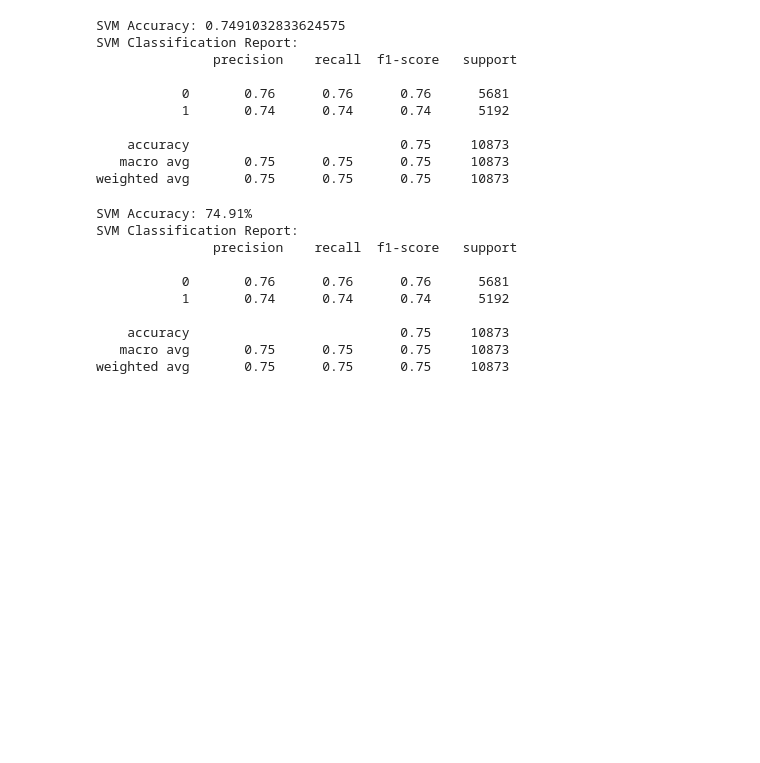
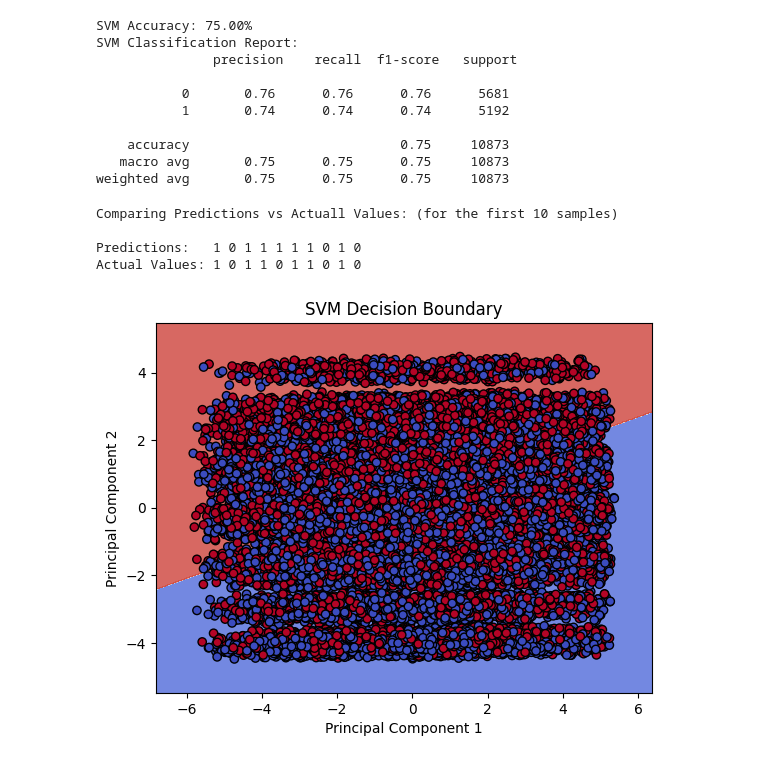
Before and after one commit to Kvnhooman/Employee-Attrition-Prediction_AAI-501, a Jupyter notebook: SVM.ipynb, the cells around one changed output. Drawn from its saved outputs; the diff is of its cells as text; code cells hidden in the pictures; blank space fills up the shorter version.

```diff
--- a/SVM.ipynb
+++ b/SVM.ipynb
@@ -22,8 +22,7 @@ y_val = val_df["Attrition"]
 # SVM is distance-based model --> scaling is required
 scaler=StandardScaler()
 x_train_scaled=scaler.fit_transform(x_train)
-x_val_scaled=scaler.transform(x_val
-                              )
+x_val_scaled=scaler.transform(x_val)
 svm_model=SVC(kernel='linear', C=1, random_state=42)
 
 # Train the model
@@ -31,17 +30,6 @@ svm_model.fit(x_train_scaled, y_train)
 
 # Predictions using SVM
 svm_predictions=svm_model.predict(x_val_scaled)
-# %% [output]
-SVM Accuracy: 0.7491032833624575
-SVM Classification Report:
-               precision    recall  f1-score   support
-
-           0       0.76      0.76      0.76      5681
-           1       0.74      0.74      0.74      5192
-
-    accuracy                           0.75     10873
-   macro avg       0.75      0.75      0.75     10873
-weighted avg       0.75      0.75      0.75     10873
 # %%
 # Evaluate the model performance
 svm_accuracy = accuracy_score(y_val, svm_predictions)
@@ -50,7 +38,7 @@ svm_report = classification_report(y_val, svm_predictions)
 print(f"SVM Accuracy: {100*svm_accuracy:.2f}%")
 print("SVM Classification Report:\n", svm_report)
 # %% [output]
-SVM Accuracy: 74.91%
+SVM Accuracy: 75.00%
 SVM Classification Report:
                precision    recall  f1-score   support
 
@@ -60,3 +48,48 @@ SVM Classification Report:
     accuracy                           0.75     10873
    macro avg       0.75      0.75      0.75     10873
 weighted avg       0.75      0.75      0.75     10873
+# %%
+print('Comparing Predictions vs Actuall Values: (for the first 10 samples)\n')
+print("Predictions:  ", " ".join(map(str, svm_predictions[:10])))
+print("Actual Values:", " ".join(map(str, y_val.values[:10])))
+# %% [output]
+Comparing Predictions vs Actuall Values: (for the first 10 samples)
+
+Predictions:   1 0 1 1 1 1 1 0 1 0
+Actual Values: 1 0 1 1 0 1 1 0 1 0
+# %%
+# Import necessary libraries for visualization
+import matplotlib.pyplot as plt
+from sklearn.decomposition import PCA
+
+# Reduce dimensions to 2D using PCA for visualization
+pca = PCA(n_components=2)
+x_train_pca = pca.fit_transform(x_train_scaled)
+x_val_pca = pca.transform(x_val_scaled)
+
+# Fit the SVM model again on the reduced data
+svm_model_pca = SVC(kernel='linear', C=1, random_state=42)
+svm_model_pca.fit(x_train_pca, y_train)
+
+# Plot decision boundary
+def plot_decision_boundary(X, y, model):
+    h = 0.02  # step size in the mesh
+    x_min, x_max = X[:, 0].min() - 1, X[:, 0].max() + 1
+    y_min, y_max = X[:, 1].min() - 1, X[:, 1].max() + 1
+    xx, yy = np.meshgrid(np.arange(x_min, x_max, h),
+                         np.arange(y_min, y_max, h))
+
+    Z = model.predict(np.c_[xx.ravel(), yy.ravel()])
+    Z = Z.reshape(xx.shape)
+
+    plt.contourf(xx, yy, Z, alpha=0.8, cmap=plt.cm.coolwarm)
+    plt.scatter(X[:, 0], X[:, 1], c=y, edgecolors='k', cmap=plt.cm.coolwarm)
+    plt.title("SVM Decision Boundary")
+    plt.xlabel("Principal Component 1")
+    plt.ylabel("Principal Component 2")
+    plt.show()
+
+# Visualize the decision boundary
+plot_decision_boundary(x_train_pca, y_train, svm_model_pca)
+# %% [output]
+[figure, added]
```
